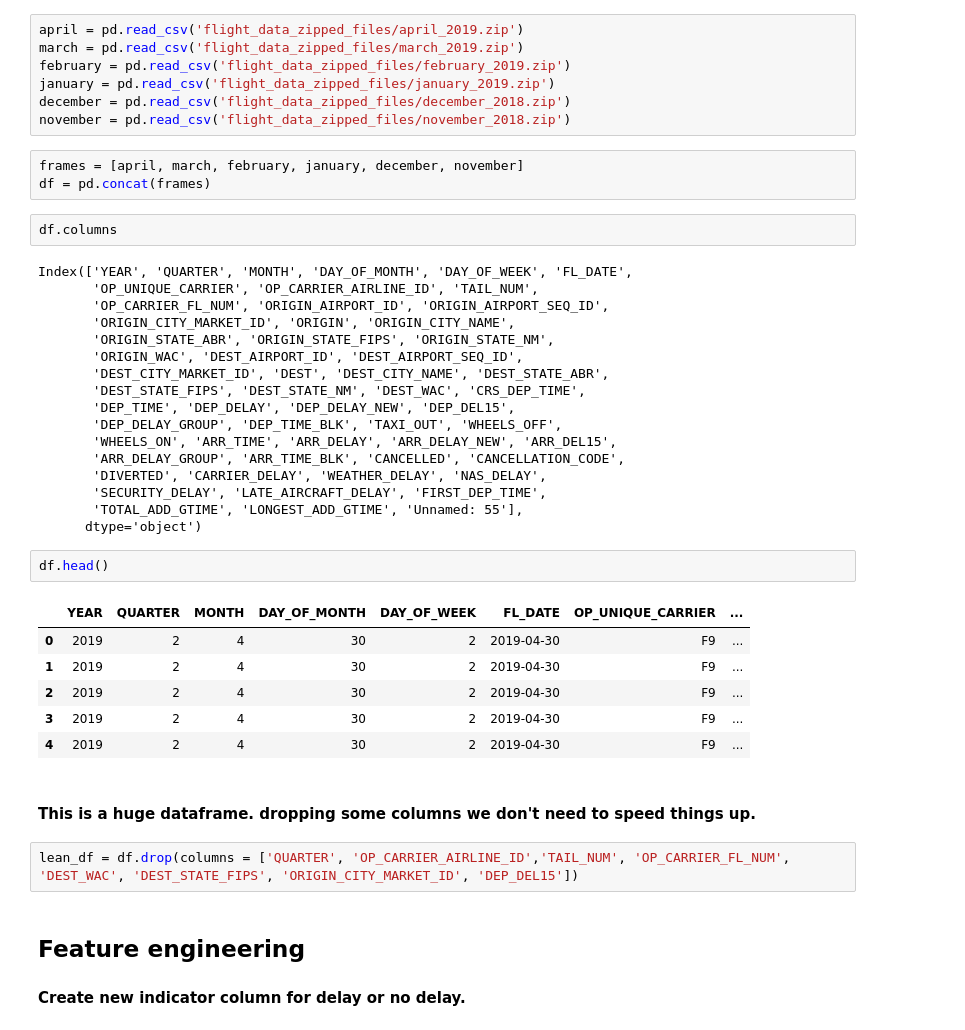
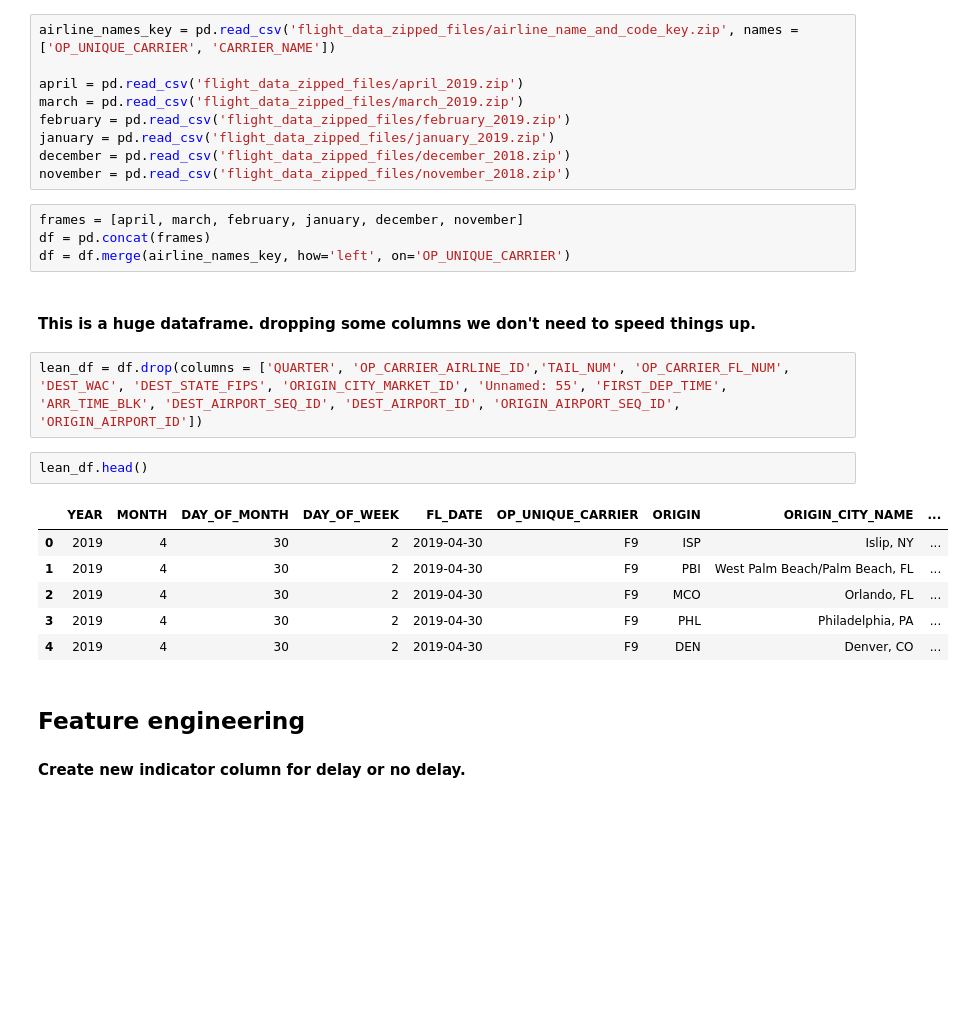
Before and after one commit to Mcllstr/Project_3_T_Testing, a Jupyter notebook: joes_workbook.ipynb, the cells around one changed output. Saved outputs shown, nothing was run; the diff lists cells and outputs as text; blank space fills up the shorter version.

```diff
--- a/joes_workbook.ipynb
+++ b/joes_workbook.ipynb
@@ -7,4 +12,6 @@ pd.options.display.max_columns = None
 # %%
+airline_names_key = pd.read_csv('flight_data_zipped_files/airline_name_and_code_key.zip', names = ['OP_UNIQUE_CARRIER', 'CARRIER_NAME'])
+
 april = pd.read_csv('flight_data_zipped_files/april_2019.zip')
 march = pd.read_csv('flight_data_zipped_files/march_2019.zip')
 february = pd.read_csv('flight_data_zipped_files/february_2019.zip')
@@ -14,38 +21,20 @@ november = pd.read_csv('flight_data_zipped_files/november_2018.zip')
 # %%
 frames = [april, march, february, january, december, november]
 df = pd.concat(frames)
+df = df.merge(airline_names_key, how='left', on='OP_UNIQUE_CARRIER')
-# %%
-df.columns
-# %% [output]
-Index(['YEAR', 'QUARTER', 'MONTH', 'DAY_OF_MONTH', 'DAY_OF_WEEK', 'FL_DATE',
-       'OP_UNIQUE_CARRIER', 'OP_CARRIER_AIRLINE_ID', 'TAIL_NUM',
-       'OP_CARRIER_FL_NUM', 'ORIGIN_AIRPORT_ID', 'ORIGIN_AIRPORT_SEQ_ID',
-       'ORIGIN_CITY_MARKET_ID', 'ORIGIN', 'ORIGIN_CITY_NAME',
-       'ORIGIN_STATE_ABR', 'ORIGIN_STATE_FIPS', 'ORIGIN_STATE_NM',
-       'ORIGIN_WAC', 'DEST_AIRPORT_ID', 'DEST_AIRPORT_SEQ_ID',
-       'DEST_CITY_MARKET_ID', 'DEST', 'DEST_CITY_NAME', 'DEST_STATE_ABR',
-       'DEST_STATE_FIPS', 'DEST_STATE_NM', 'DEST_WAC', 'CRS_DEP_TIME',
-       'DEP_TIME', 'DEP_DELAY', 'DEP_DELAY_NEW', 'DEP_DEL15',
-       'DEP_DELAY_GROUP', 'DEP_TIME_BLK', 'TAXI_OUT', 'WHEELS_OFF',
-       'WHEELS_ON', 'ARR_TIME', 'ARR_DELAY', 'ARR_DELAY_NEW', 'ARR_DEL15',
-       'ARR_DELAY_GROUP', 'ARR_TIME_BLK', 'CANCELLED', 'CANCELLATION_CODE',
-       'DIVERTED', 'CARRIER_DELAY', 'WEATHER_DELAY', 'NAS_DELAY',
-       'SECURITY_DELAY', 'LATE_AIRCRAFT_DELAY', 'FIRST_DEP_TIME',
-       'TOTAL_ADD_GTIME', 'LONGEST_ADD_GTIME', 'Unnamed: 55'],
-      dtype='object')
-# %%
-df.head()
-# %% [output]
-|  | YEAR | QUARTER | MONTH | DAY_OF_MONTH | DAY_OF_WEEK | FL_DATE | OP_UNIQUE_CARRIER | ... |
-| 0 | 2019 | 2 | 4 | 30 | 2 | 2019-04-30 | F9 | ... |
-| 1 | 2019 | 2 | 4 | 30 | 2 | 2019-04-30 | F9 | ... |
-| 2 | 2019 | 2 | 4 | 30 | 2 | 2019-04-30 | F9 | ... |
-| 3 | 2019 | 2 | 4 | 30 | 2 | 2019-04-30 | F9 | ... |
-| 4 | 2019 | 2 | 4 | 30 | 2 | 2019-04-30 | F9 | ... |
 # %% [markdown]
 #### This is a huge dataframe.  dropping some columns we don't need to speed things up.
 # %%
-lean_df = df.drop(columns = ['QUARTER', 'OP_CARRIER_AIRLINE_ID','TAIL_NUM', 'OP_CARRIER_FL_NUM', 'DEST_WAC', 'DEST_STATE_FIPS', 'ORIGIN_CITY_MARKET_ID', 'DEP_DEL15'])
+lean_df = df.drop(columns = ['QUARTER', 'OP_CARRIER_AIRLINE_ID','TAIL_NUM', 'OP_CARRIER_FL_NUM', 'DEST_WAC', 'DEST_STATE_FIPS', 'ORIGIN_CITY_MARKET_ID', 'Unnamed: 55', 'FIRST_DEP_TIME', 'ARR_TIME_BLK', 'DEST_AIRPORT_SEQ_ID', 'DEST_AIRPORT_ID', 'ORIGIN_AIRPORT_SEQ_ID', 'ORIGIN_AIRPORT_ID'])
+# %%
+lean_df.head()
+# %% [output]
+|  | YEAR | MONTH | DAY_OF_MONTH | DAY_OF_WEEK | FL_DATE | OP_UNIQUE_CARRIER | ORIGIN | ORIGIN_CITY_NAME | ... |
+| 0 | 2019 | 4 | 30 | 2 | 2019-04-30 | F9 | ISP | Islip, NY | ... |
+| 1 | 2019 | 4 | 30 | 2 | 2019-04-30 | F9 | PBI | West Palm Beach/Palm Beach, FL | ... |
+| 2 | 2019 | 4 | 30 | 2 | 2019-04-30 | F9 | MCO | Orlando, FL | ... |
+| 3 | 2019 | 4 | 30 | 2 | 2019-04-30 | F9 | PHL | Philadelphia, PA | ... |
+| 4 | 2019 | 4 | 30 | 2 | 2019-04-30 | F9 | DEN | Denver, CO | ... |
 # %% [markdown]
 ## Feature engineering
 #### Create new indicator column for delay or no delay.
```
Also changed, not shown: parts of 28 cells of this notebook, 1 other file.
